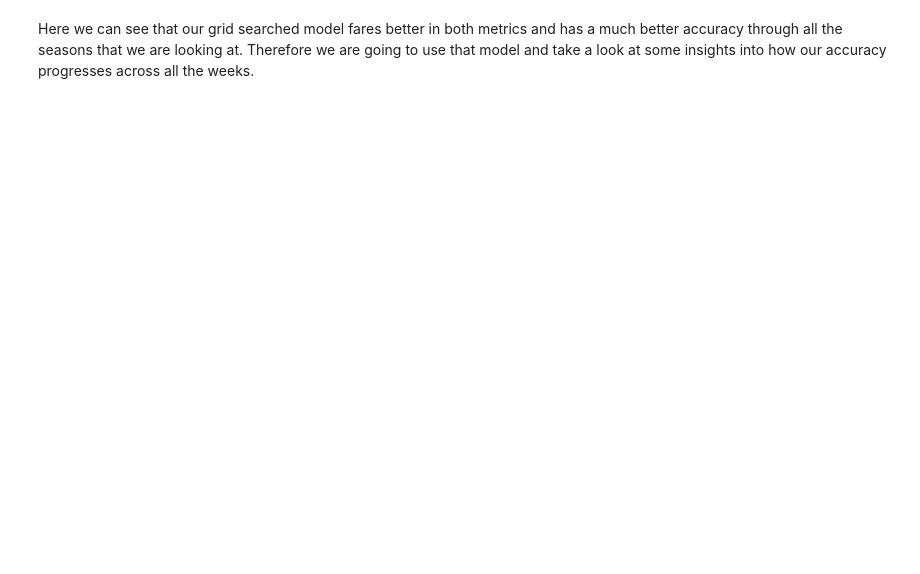
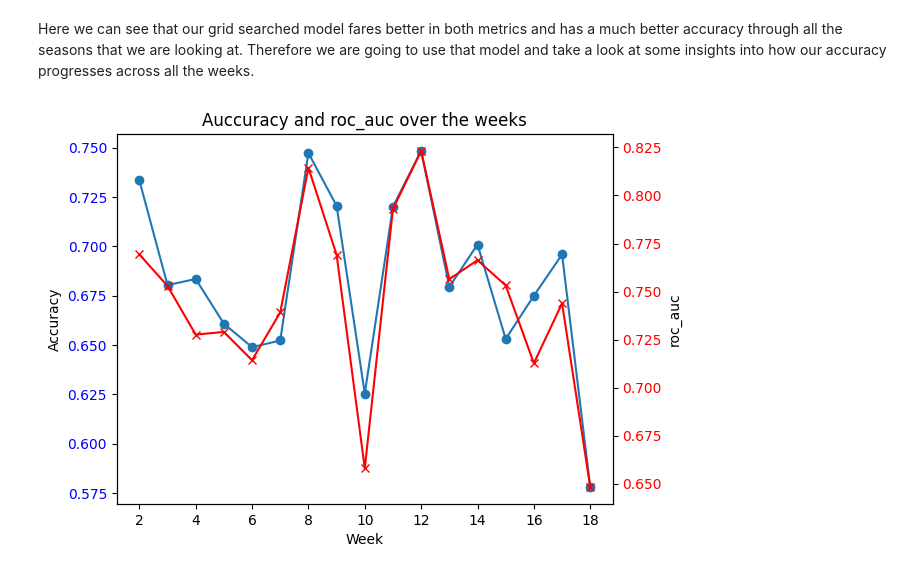
Before and after one commit to lance-kluge/NFLGameML, a Jupyter notebook: modelTraining.ipynb, the cells around one changed output. Drawn from its saved outputs; the diff is of its cells as text; code cells hidden in the pictures; blank space fills up the shorter version.

```diff
--- a/modelTraining.ipynb
+++ b/modelTraining.ipynb
@@ -561,2 +559,39 @@ dtype: float64
 # %% [markdown]
 Here we can see that our grid searched model fares better in both metrics and has a much better accuracy through all the seasons that we are looking at. Therefore we are going to use that model and take a look at some insights into how our accuracy progresses across all the weeks.
+# %%
+def plot_week(m, features, df, target):
+    x = sorted(df["week"].unique())
+    y = []
+
+    for week in x:
+        y_proba = m.predict_proba(df[df['week'] == week][features])[:,1]
+        y_pred = (y_proba > 0.51).astype(int)
+        y_test = df[df['week'] == week][target]
+        acc = accuracy_score(y_test, y_pred)
+        auc = roc_auc_score(y_test, y_proba)
+
+        y.append({
+            'week': week,
+            'accuracy': acc,
+            'roc_auc': auc
+        })
+    y = pd.DataFrame(y)
+
+    fig, ax1 = plt.subplots()
+    ax1.plot(x,y['accuracy'], marker="o", label = "Accuracy")
+    ax1.set_xlabel("Week")
+    ax1.set_ylabel('Accuracy')
+    ax1.tick_params(axis="y", labelcolor="blue")
+
+    ax2 = ax1.twinx()
+    ax2.plot(x, y['roc_auc'], color="red", marker="x", label="ROC AUC")
+    ax2.set_ylabel('roc_auc')
+    ax2.tick_params(axis="y", labelcolor="red")
+    plt.title("Auccuracy and roc_auc over the weeks")
+    plt.show()
+
+
+
+plot_week(best_model, currCols,X2, 'home_win')
+# %% [output]
+[figure, added]
```
Also changed, not shown: parts of 7 cells of this notebook.
